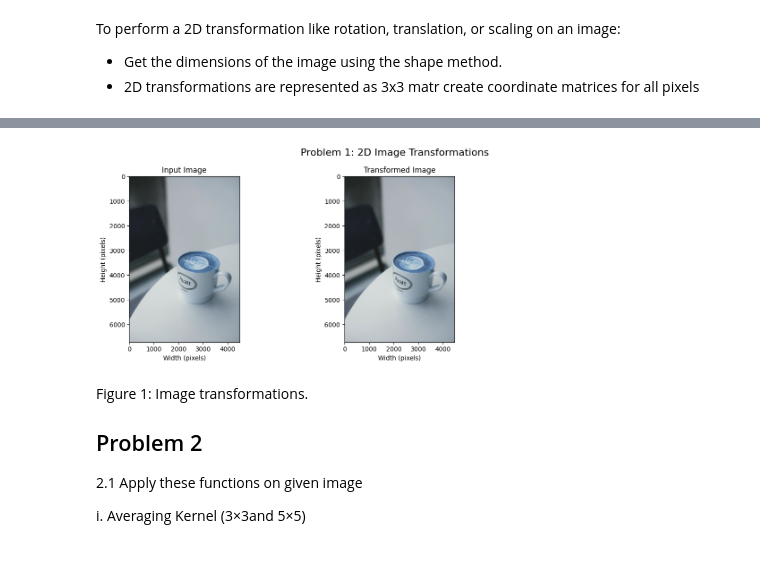
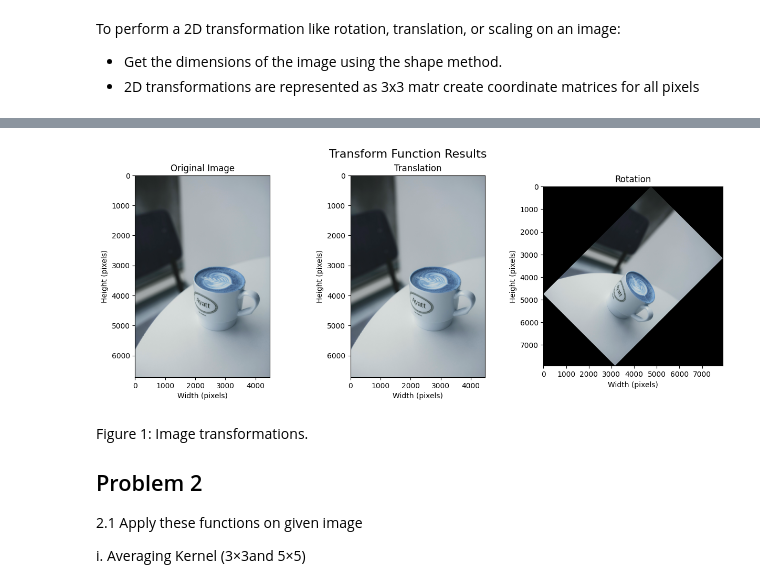
Before and after one commit to erinakin/ComputerVisionClass, a Jupyter notebook: ErinAkinjide_HW1.ipynb, the cells around one changed output, grey strips where cells are left out. Cells and saved outputs as stored; diff of their text form; code cells hidden in the pictures; blank space fills up the shorter version.

```diff
--- a/ErinAkinjide_HW1.ipynb
+++ b/ErinAkinjide_HW1.ipynb
@@ -101,24 +123,25 @@ else:
-# %%
-results = [("Input Image", image),
-           ("Transformed Image", output_image)]
-
-# Display input image and output image after transformation as a figure
-fig, axes = plt.subplots(1, 3, figsize=(15, 5))
-for i, (title, img) in enumerate(results):
-    axes[i].imshow(img, cmap='gray')
-    axes[i].set_title(title)
-    axes[i].set_xlabel("Width (pixels)")
-    axes[i].set_ylabel("Height (pixels)")
-
-# Turn off any unused subplot axes
-for j in range(len(results), 3):  # 1x3 = 3 subplots
-    axes[j].axis('off')
-
-plt.suptitle("Problem 1: 2D Image Transformations", fontsize=16)
-plt.tight_layout()
-plt.show()
-# %% [output]
-[figure, removed]
+# %%
+# Test the transform function with a sample image
+translation_result = transform(image, T_translate)
+rotation_result = transform(image, T_rotate)
+# %%
+# Display Results
+
+transformation_results = [("Original Image",image),
+                          ("Translation", translation_result),
+                          ("Rotation", rotation_result)]
+
+fig, axes = plt.subplots(1, 3, figsize=(15, 5))
+for i, (title, img) in enumerate(transformation_results):
+    axes[i].imshow(img, cmap='gray')
+    axes[i].set_title(title)
+    axes[i].set_xlabel("Width (pixels)")
+    axes[i].set_ylabel("Height (pixels)")
+
+plt.suptitle("Transform Function Results", fontsize=16)
+plt.show()
+# %% [output]
+[figure, added]
 # %% [markdown]
 
 
```
Also changed, not shown: parts of 14 cells of this notebook, 27 other files.
